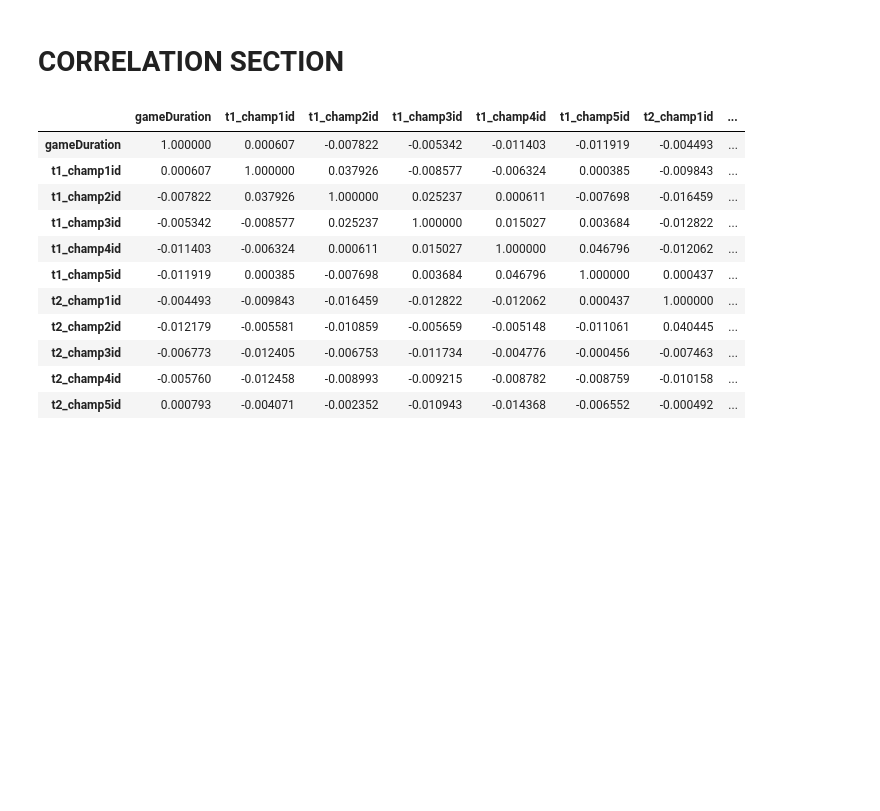
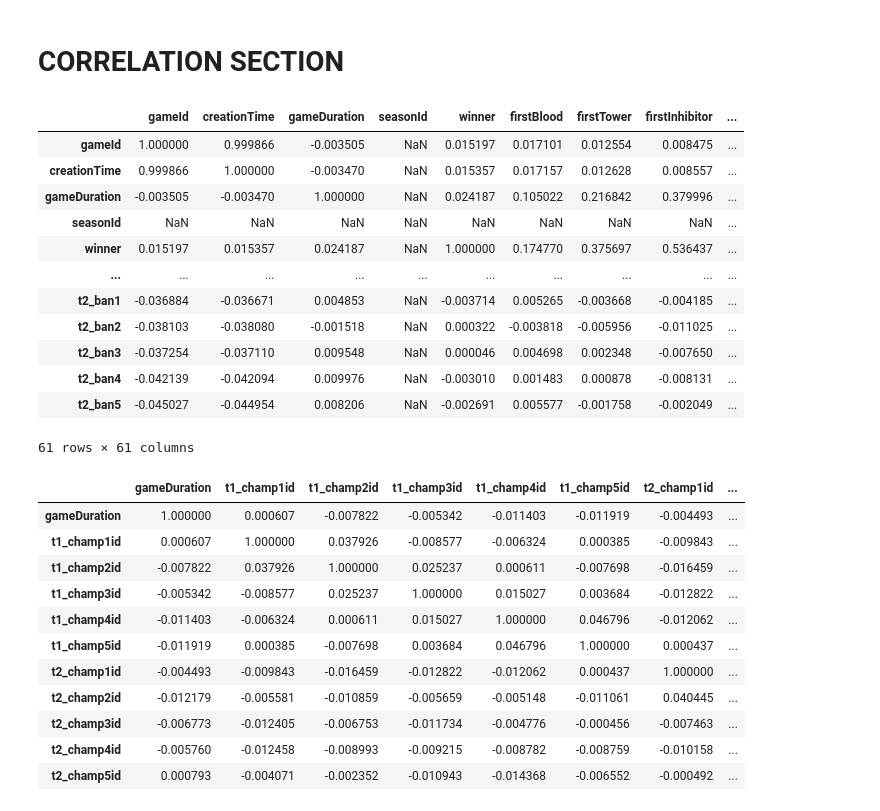
Before and after one commit to ehi58/League_of_Legends, a Jupyter notebook: League_of_Legends.ipynb, the cells around one changed output. Saved outputs shown, nothing was run; the diff lists cells and outputs as text; code cells hidden in the pictures; blank space fills up the shorter version.

```diff
--- a/League_of_Legends.ipynb
+++ b/League_of_Legends.ipynb
@@ -230,6 +230,22 @@ dfr[['t1_champ1id','t1_champ2id','t1_champ3id','t1_champ4id','t1_champ5id','t2_c
 51490 rows × 10 columns
 # %% [markdown]
 # CORRELATION SECTION
+# %%
+dfr.corr()
+# %% [output]
+|  | gameId | creationTime | gameDuration | seasonId | winner | firstBlood | firstTower | firstInhibitor | ... |
+| gameId | 1.000000 | 0.999866 | -0.003505 | NaN | 0.015197 | 0.017101 | 0.012554 | 0.008475 | ... |
+| creationTime | 0.999866 | 1.000000 | -0.003470 | NaN | 0.015357 | 0.017157 | 0.012628 | 0.008557 | ... |
+| gameDuration | -0.003505 | -0.003470 | 1.000000 | NaN | 0.024187 | 0.105022 | 0.216842 | 0.379996 | ... |
+| seasonId | NaN | NaN | NaN | NaN | NaN | NaN | NaN | NaN | ... |
+| winner | 0.015197 | 0.015357 | 0.024187 | NaN | 1.000000 | 0.174770 | 0.375697 | 0.536437 | ... |
+| ... | ... | ... | ... | ... | ... | ... | ... | ... | ... |
+| t2_ban1 | -0.036884 | -0.036671 | 0.004853 | NaN | -0.003714 | 0.005265 | -0.003668 | -0.004185 | ... |
+| t2_ban2 | -0.038103 | -0.038080 | -0.001518 | NaN | 0.000322 | -0.003818 | -0.005956 | -0.011025 | ... |
+| t2_ban3 | -0.037254 | -0.037110 | 0.009548 | NaN | 0.000046 | 0.004698 | 0.002348 | -0.007650 | ... |
+| t2_ban4 | -0.042139 | -0.042094 | 0.009976 | NaN | -0.003010 | 0.001483 | 0.000878 | -0.008131 | ... |
+| t2_ban5 | -0.045027 | -0.044954 | 0.008206 | NaN | -0.002691 | 0.005577 | -0.001758 | -0.002049 | ... |
+61 rows × 61 columns
 # %%
 champs_time_corr = dfr[['gameDuration','t1_champ1id','t1_champ2id','t1_champ3id',
                        't1_champ4id','t1_champ5id','t2_champ1id',
```
Also changed, not shown: parts of 5 cells of this notebook.
